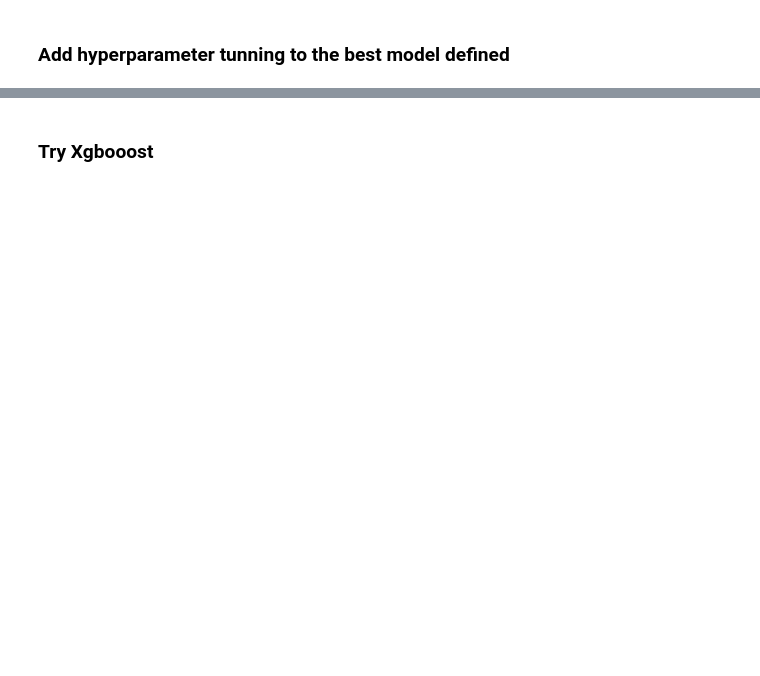
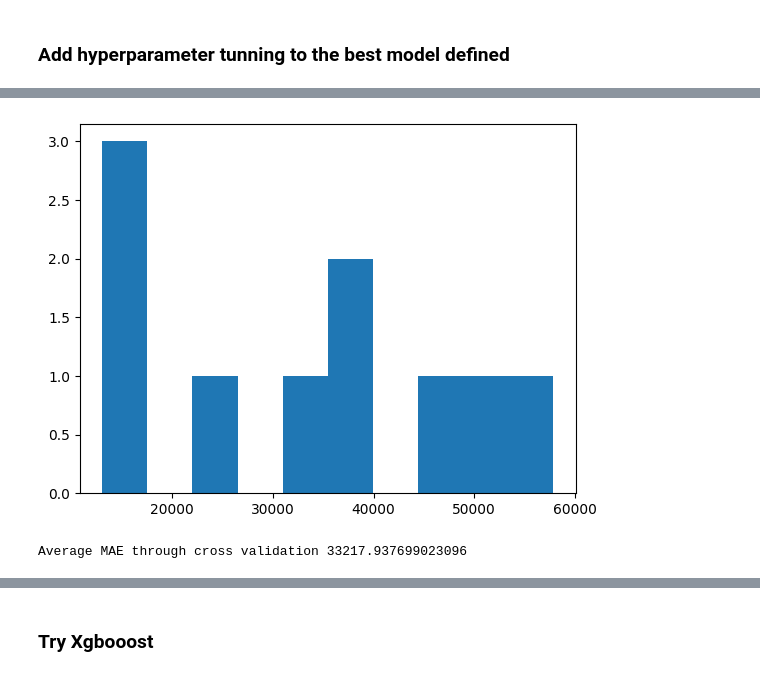
Before and after one commit to Shaheerairaj/car-value-estimator-team, a Jupyter notebook: Data Analysis/anna_analysis.ipynb, the cells around one changed output, grey strips where cells are left out. Drawn from its saved outputs; the diff is of its cells as text; code cells hidden in the pictures; blank space fills up the shorter version.

```diff
--- a/Data Analysis/anna_analysis.ipynb
+++ b/Data Analysis/anna_analysis.ipynb
@@ -389,0 +392,10 @@ Best model is RandomForestRegressor with params
+# %%
+from sklearn.model_selection import cross_val_score
+cv_score = cross_val_score(grid_search.best_estimator_, X, y, cv=10, scoring='neg_mean_absolute_error')
+cv_score=np.abs(cv_score)
+plt.hist(cv_score)
+plt.show()
+print(f"Average MAE through cross validation {np.mean(cv_score)}")
+# %% [output]
+[figure, added]
+Average MAE through cross validation 33217.937699023096
```
Also changed, not shown: parts of 27 cells of this notebook.
